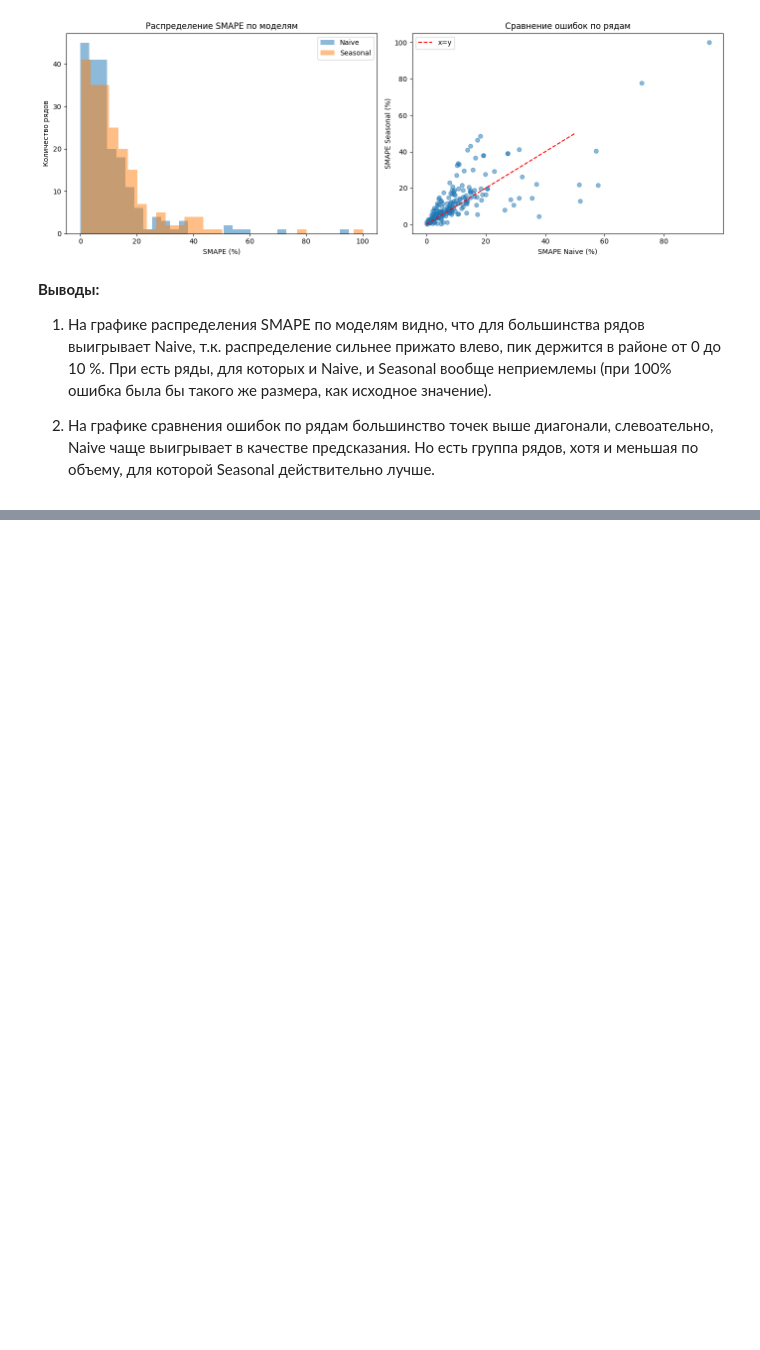
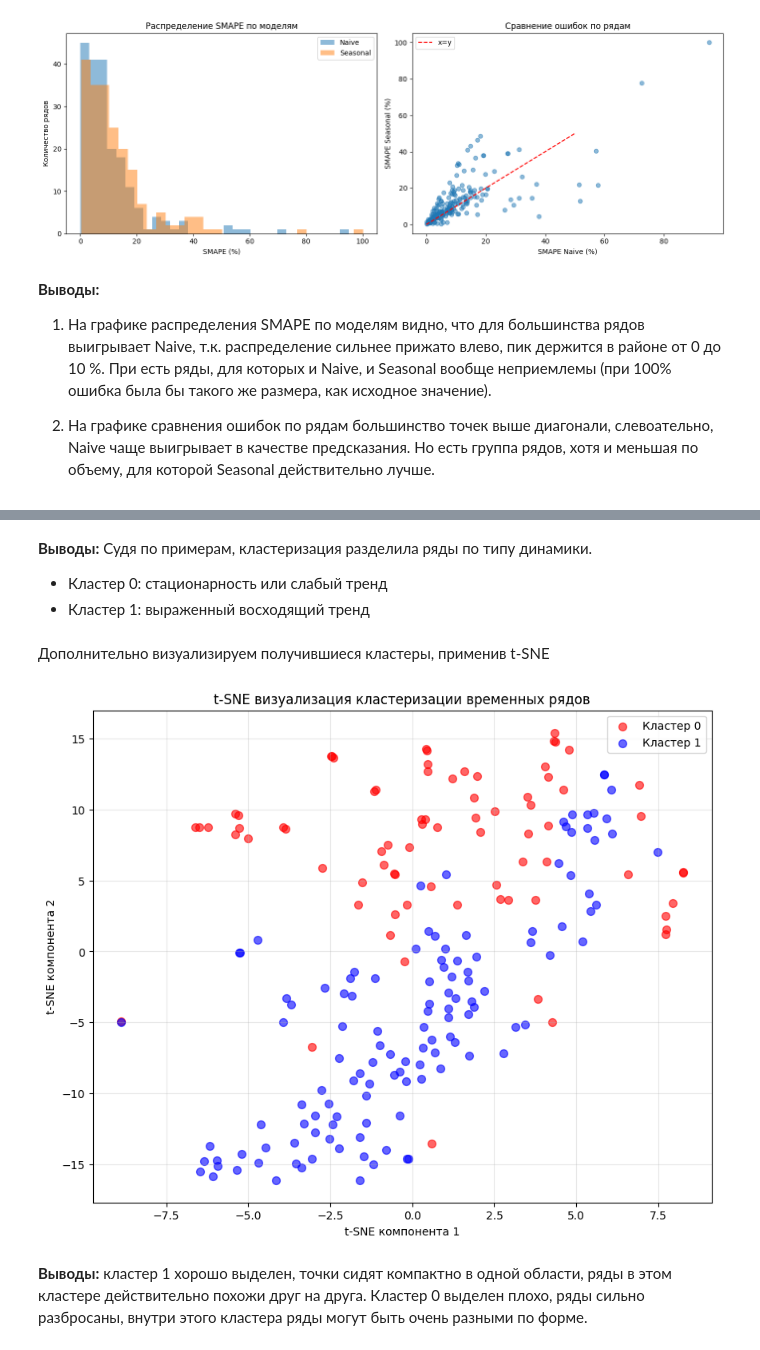
Before and after one commit to margartnn/hse-ts-transformations, a Jupyter notebook: analysis_results.ipynb, the cells around one changed output, grey strips where cells are left out. Saved outputs shown, nothing was run; the diff lists cells and outputs as text; code cells hidden in the pictures; blank space fills up the shorter version.

```diff
--- a/analysis_results.ipynb
+++ b/analysis_results.ipynb
@@ -448,0 +621,35 @@ from sklearn.metrics import silhouette_score
+# %% [markdown]
+**Выводы:** Судя по примерам, кластеризация разделила ряды по типу динамики.
+- Кластер 0: стационарность или слабый тренд
+- Кластер 1: выраженный восходящий тренд
+# %% [markdown]
+Дополнительно визуализируем получившиеся кластеры, применив t-SNE
+# %%
+from sklearn.manifold import TSNE
+
+min_length = min([len(s) for s in series_list_scaled])
+X_tsne = np.array([s[:min_length] for s in series_list_scaled])
+
+tsne = TSNE(n_components=2, random_state=42, perplexity=30)
+X_tsne_result = tsne.fit_transform(X_tsne)
+
+plt.figure(figsize=(10, 8))
+colors = ['red', 'blue']
+for cluster in [0, 1]:
+    mask = cluster_df['cluster'] == cluster
+    plt.scatter(X_tsne_result[mask, 0],
+                X_tsne_result[mask, 1],
+                c=colors[cluster],
+                label=f'Кластер {cluster}',
+                alpha=0.6,
+                s=50)
+plt.xlabel('t-SNE компонента 1')
+plt.ylabel('t-SNE компонента 2')
+plt.title('t-SNE визуализация кластеризации временных рядов')
+plt.legend()
+plt.grid(True, alpha=0.3)
+plt.show()
+# %% [output]
+[figure, added]
+# %% [markdown]
+**Выводы:** кластер 1 хорошо выделен, точки сидят компактно в одной области, ряды в этом кластере действительно похожи друг на друга. Кластер 0 выделен плохо, ряды сильно разбросаны, внутри этого кластера ряды могут быть очень разными по форме.
```
Also changed, not shown: parts of 14 cells of this notebook, 1 other file.
